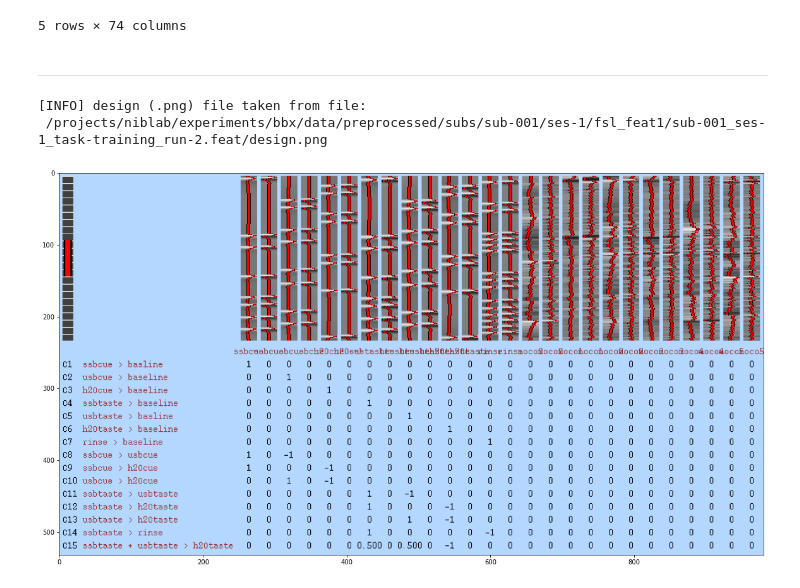
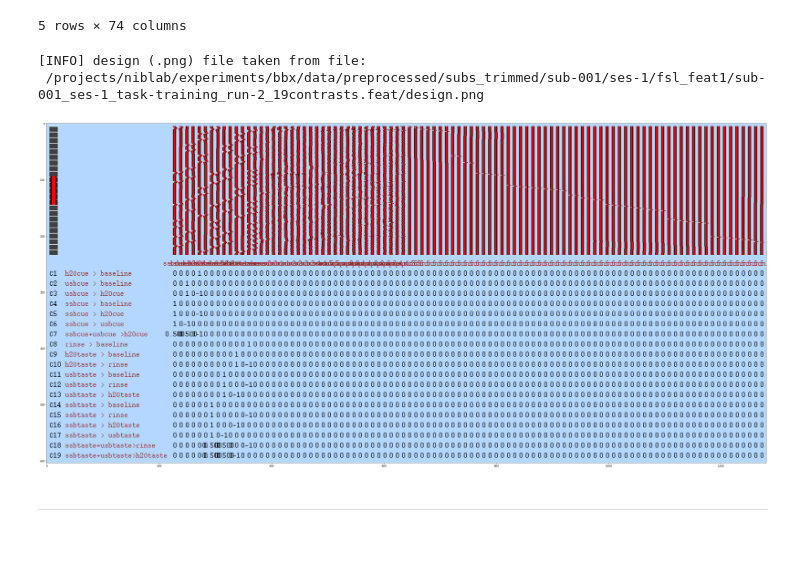
Before and after one commit to niblunc/bbx, a Jupyter notebook: code/ntbk_FSL_Feat1.ipynb, the cells around one changed output. Drawn from its saved outputs; the diff is of its cells as text; code cells hidden in the pictures; blank space fills up the shorter version.

```diff
--- a/code/ntbk_FSL_Feat1.ipynb
+++ b/code/ntbk_FSL_Feat1.ipynb
@@ -450,21 +493,23 @@ new_excel.head()
 | 3 | sub-004 | 17.0 | 16.965965 | 33.591780 | 6.834999 | 17.913703 | ... |
 | 4 | sub-005 | 17.0 | 28.673747 | -18.495300 | 16.471535 | 23.579708 | ... |
 5 rows × 74 columns
+# %%
+plt.rcParams["figure.figsize"] = (50,35)
+# %%
+# displaym random design file sample
+
+design_sample='/projects/niblab/experiments/bbx/data/preprocessed/subs_trimmed/sub-001/ses-1/fsl_feat1/sub-001_ses-1_task-training_run-2_19contrasts.feat/design.png'
+
+print('[INFO] design (.png) file taken from file: \n',
+      design_sample)
+
+
+img = mpimg.imread(design_sample)
+imgplot = plt.imshow(img)
+plt.show()
+# %% [output]
+[INFO] design (.png) file taken from file:
+ /projects/niblab/experiments/bbx/data/preprocessed/subs_trimmed/sub-001/ses-1/fsl_feat1/sub-001_ses-1_task-training_run-2_19contrasts.feat/design.png
+[figure, added]
 # %% [markdown]
 ---
-# %%
-# displaym random design file sample
-
-design_sample='/projects/niblab/experiments/bbx/data/preprocessed/subs/sub-001/ses-1/fsl_feat1/sub-001_ses-1_task-training_run-2.feat/design.png'
-
-print('[INFO] design (.png) file taken from file: \n',
-      design_sample)
-
-
-img = mpimg.imread(design_sample)
-imgplot = plt.imshow(img)
-plt.show()
-# %% [output]
-[INFO] design (.png) file taken from file:
- /projects/niblab/experiments/bbx/data/preprocessed/subs/sub-001/ses-1/fsl_feat1/sub-001_ses-1_task-training_run-2.feat/design.png
-[figure, removed]
```
Also changed, not shown: parts of 52 cells of this notebook, 4 other files.
